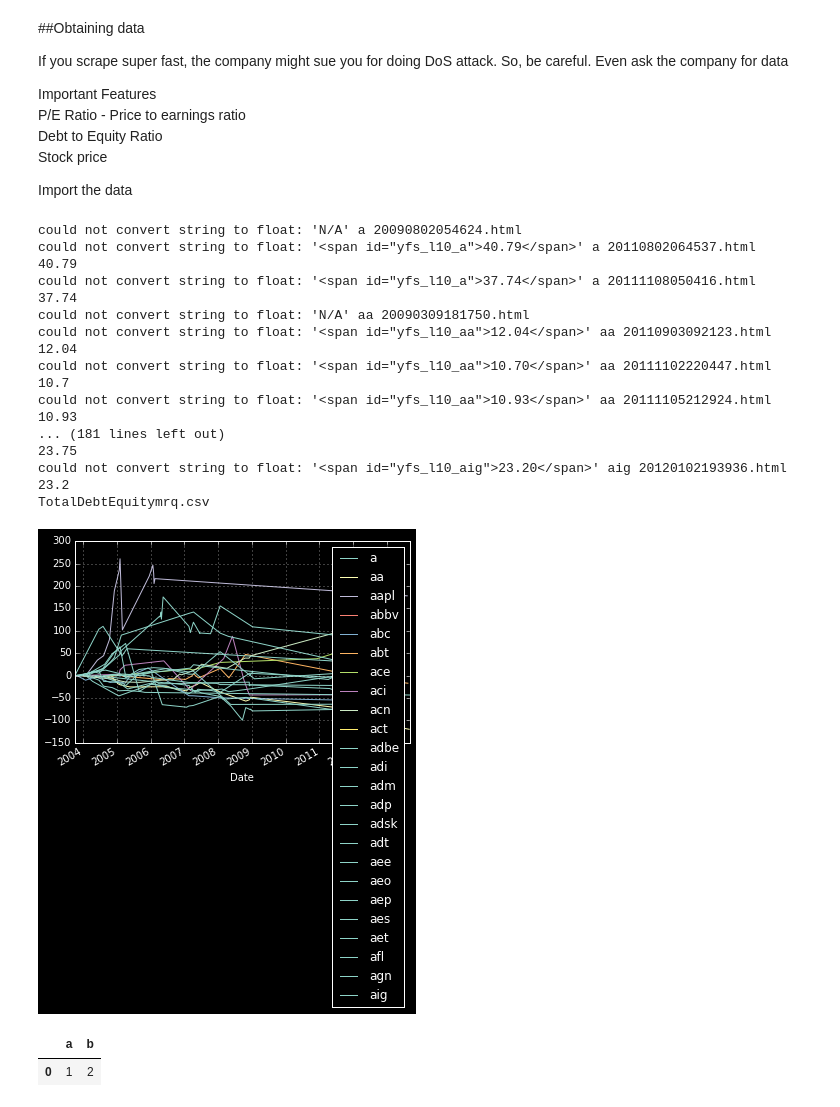
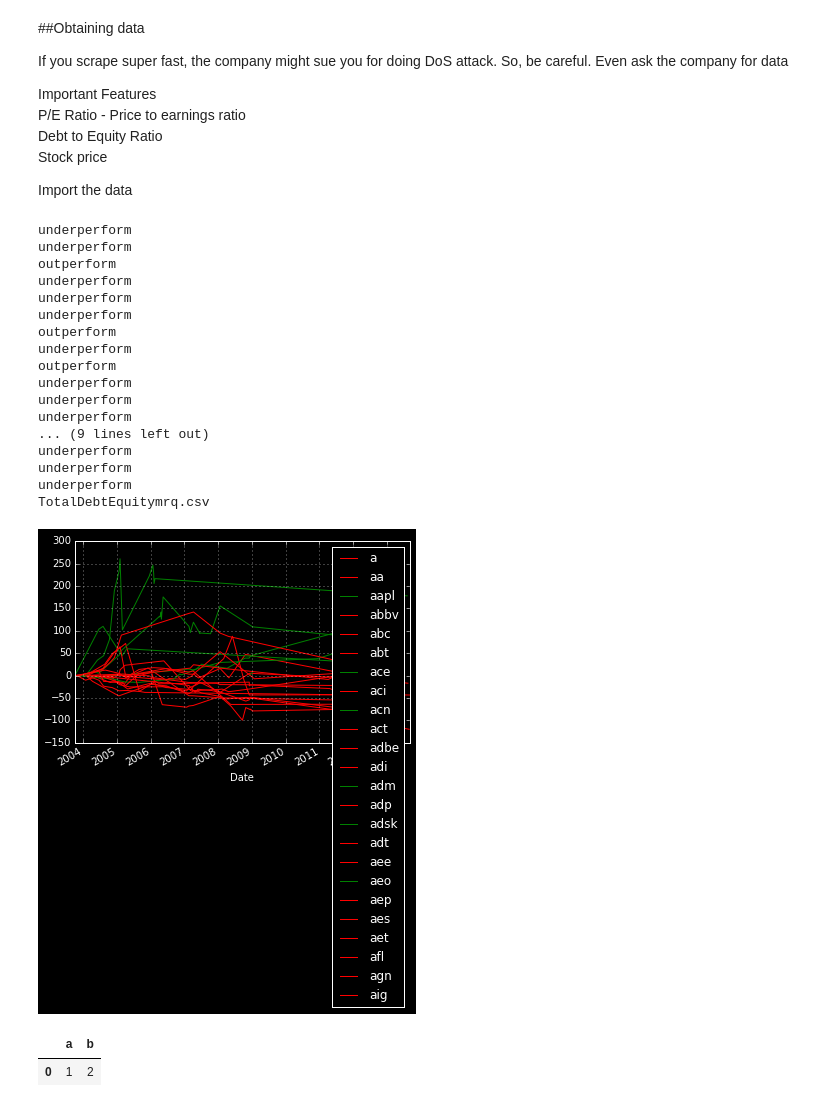
Before and after one commit to neo-anderson/machine-learning-investment-trading, a Jupyter notebook: Machine Learning for Investment - Part 1.ipynb, the cells around one changed output. Drawn from its saved outputs; the diff is of its cells as text; code cells hidden in the pictures.

```diff
--- a/Machine Learning for Investment - Part 1.ipynb
+++ b/Machine Learning for Investment - Part 1.ipynb
@@ -75,7 +75,8 @@ def Key_Stats(gather='Total Debt/Equity (mrq)'):
     statspath = path+'/_KeyStats'
     stock_list = [x[0] for x in os.walk(statspath)]
     df = pd.DataFrame(columns = ['Date','Unix','Ticker','DE Ratio','Price',
-                                 'stock_p_change','SP500','sp500_p_change','difference'])
+                                 'stock_p_change','SP500','sp500_p_change',
+                                 'difference','status'])
     sp500_df = pd.DataFrame.from_csv('YAHOO-INDEX_GSPC.csv')
     ticker_list=[]
 
@@ -96,9 +97,9 @@ def Key_Stats(gather='Total Debt/Equity (mrq)'):
                     try:
                         value = float(source.split(gather+':</td><td class="yfnc_tabledata1">')[1].split('</td>')[0])
                     except Exception as e:
-                        print(e,ticker,file)
+                        #print(e,ticker,file)
                         value = float(source.split(gather+':</td>\n<td class="yfnc_tabledata1">')[1].split('</td>')[0])
-                        print(value)
+                        #print(value)
 
                     try:
                         sp500_date = datetime.fromtimestamp(unix_time).strftime('%Y-%m-%d')
@@ -116,8 +117,8 @@ def Key_Stats(gather='Total Debt/Equity (mrq)'):
                             stock_price = (source.split('</small><big><b>')[1].split('</b')[0])
                             stock_price = re.search(r'(\d{1,8}\.\d{1,8})',stock_price)
                             stock_price = float(stock_price.group(1))
-                            print(e, ticker, file)
-                            print(stock_price)
+                            #print(e, ticker, file)
+                            #print(stock_price)
                         except:
                             pass
 
@@ -128,52 +129,60 @@ def Key_Stats(gather='Total Debt/Equity (mrq)'):
 
                     stock_p_change = 100 * (stock_price - starting_stock_value)/starting_stock_value
                     sp500_p_change = 100 * (sp500_value - starting_sp500_value)/starting_sp500_value
 
+                    difference = stock_p_change - sp500_p_change
+                    status = "outperform" if difference > 0 else "underperform"
 
                     df = df.append({'Date':date_stamp,
                                     'Unix':unix_time,
                                     'Ticker':ticker,
                                     'DE Ratio':value,
                                     'Price':stock_price,
                                     'stock_p_change':stock_p_change,
                                     'SP500':sp500_value,
                                     'sp500_p_change':sp500_p_change,
-                                    'difference':stock_p_change - sp500_p_change}, ignore_index = True)
+                                    'difference':difference,
+                                    'status':status}, ignore_index = True)
                 except Exception as e:
                     pass
 
                 #print(ticker,':',value)
     for each_ticker in ticker_list:
         try:
             plot_df = df[df['Ticker'] == each_ticker]
             plot_df = plot_df.set_index(['Date'])
-            plot_df['difference'].plot(label=each_ticker)
+            print(plot_df['status'][-1])
+            if plot_df['status'][-1] == "underperform":
+                color = 'r'
+            else:
+                color = 'g'
+            plot_df['difference'].plot(label=each_ticker,color=color)
             plt.legend()
         except:
             pass
     save = gather.replace('/','').replace(' ','').replace(')','').replace('(','')+('.csv')
     print(save)
     df.to_csv(save)
 Key_Stats()
 # %% [output]
-could not convert string to float: 'N/A' a 20090802054624.html
-could not convert string to float: '<span id="yfs_l10_a">40.79</span>' a 20110802064537.html
-40.79
-could not convert string to float: '<span id="yfs_l10_a">37.74</span>' a 20111108050416.html
-37.74
-could not convert string to float: 'N/A' aa 20090309181750.html
-could not convert string to float: '<span id="yfs_l10_aa">12.04</span>' aa 20110903092123.html
-12.04
-could not convert string to float: '<span id="yfs_l10_aa">10.70</span>' aa 20111102220447.html
-10.7
-could not convert string to float: '<span id="yfs_l10_aa">10.93</span>' aa 20111105212924.html
-10.93
-... (181 lines left out)
-23.75
-could not convert string to float: '<span id="yfs_l10_aig">23.20</span>' aig 20120102193936.html
-23.2
+underperform
+underperform
+outperform
+underperform
+underperform
+underperform
+outperform
+underperform
+outperform
+underperform
+underperform
+underperform
+... (9 lines left out)
+underperform
+underperform
+underperform
 TotalDebtEquitymrq.csv
-[figure, old version]
+[figure, new version]
 # %%
 df1 = pd.DataFrame(columns=['a','b'])
 df1 = df1.append({'a':1,'b':2}, ignore_index=True)
```
Also changed, not shown: parts of 2 cells of this notebook, 1 other file.
